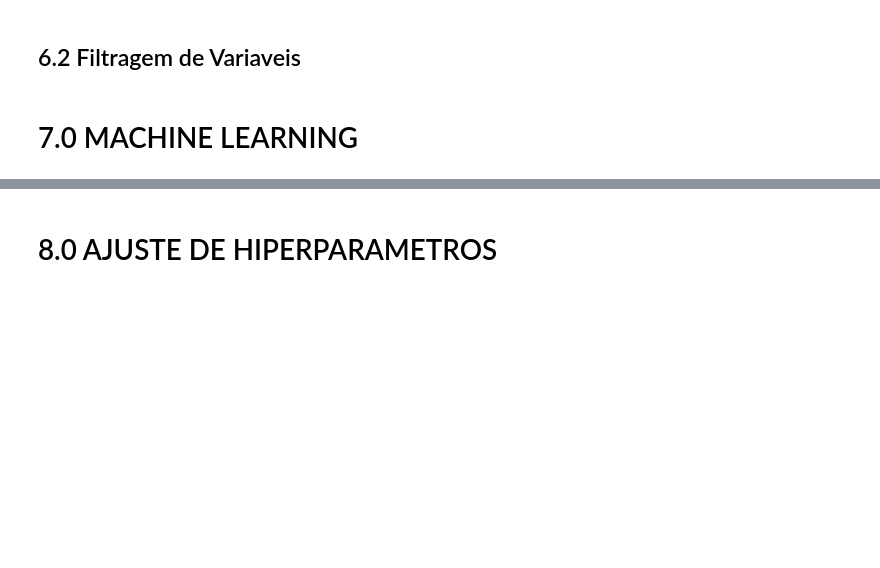
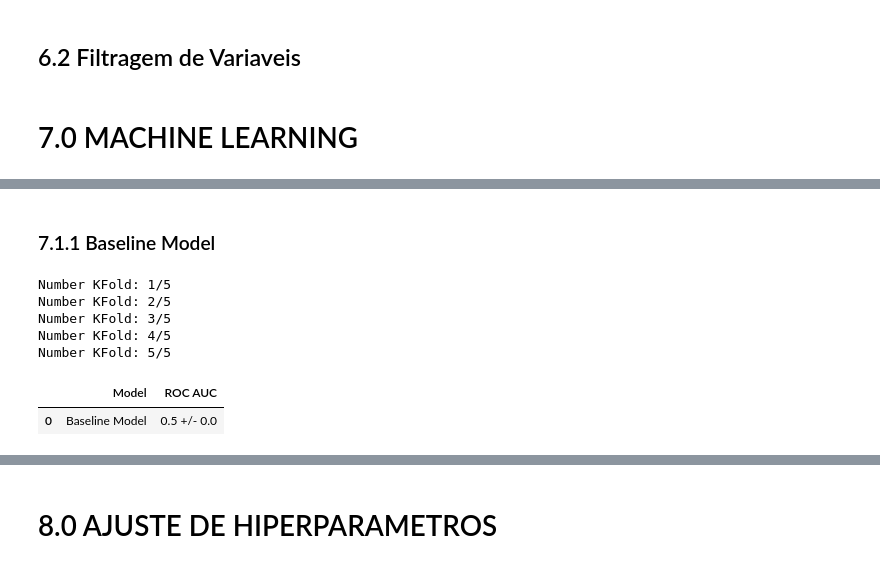
Before and after one commit to Jhonatanslopes/Bank-Customer-Churn, a Jupyter notebook: Notebook/notebook.ipynb, the cells around one changed output, grey strips where cells are left out. Drawn from its saved outputs; the diff is of its cells as text; code cells hidden in the pictures; blank space fills up the shorter version.

```diff
--- a/Notebook/notebook.ipynb
+++ b/Notebook/notebook.ipynb
@@ -436,0 +512,15 @@ x_train = x_test[cols_selected]
+# %% [markdown]
+### 7.1.1 Baseline Model
+# %%
+full_x = pd.concat([x_train, x_test], axis=0)
+full_y = pd.concat([y_train, y_test], axis=0)
+
+cross_validation(model_name='Baseline Model', x=full_x, y=full_y, model=baseline, cv=5, verbose=True)
+# %% [output]
+Number KFold: 1/5
+Number KFold: 2/5
+Number KFold: 3/5
+Number KFold: 4/5
+Number KFold: 5/5
+|  | Model | ROC AUC |
+| 0 | Baseline Model | 0.5 +/- 0.0 |
```
Also changed, not shown: parts of 15 cells of this notebook.
